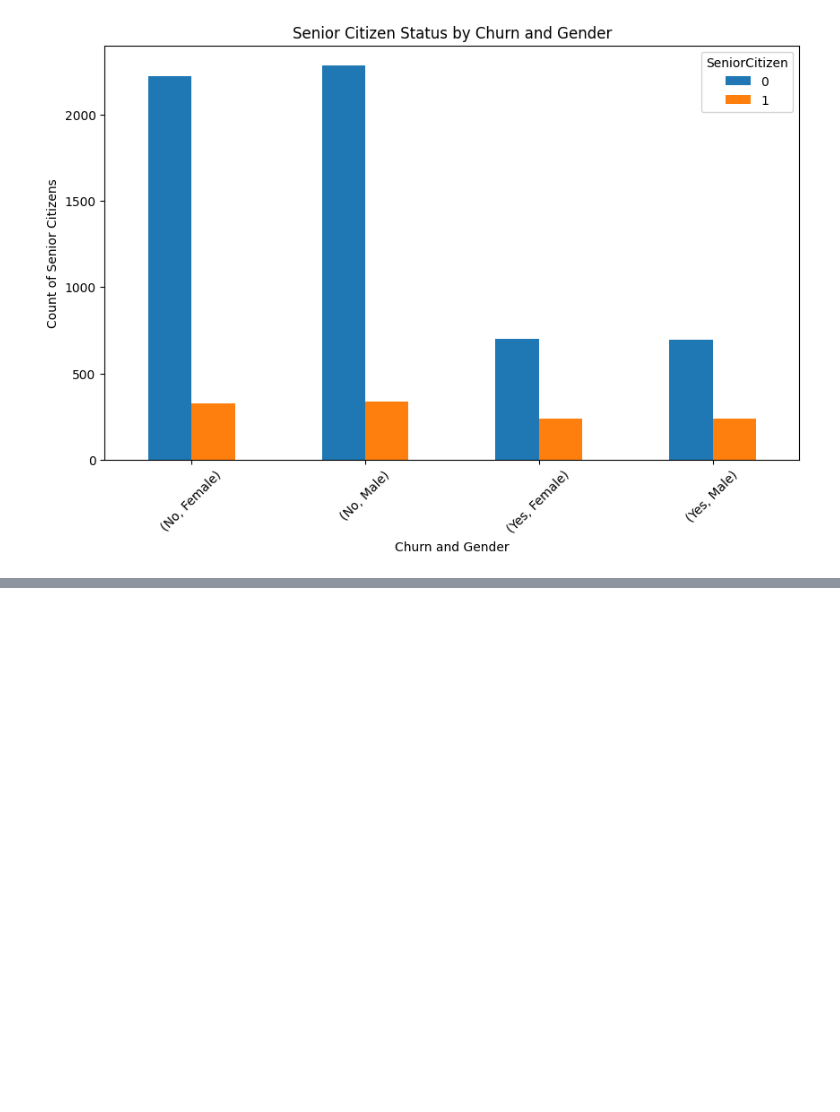
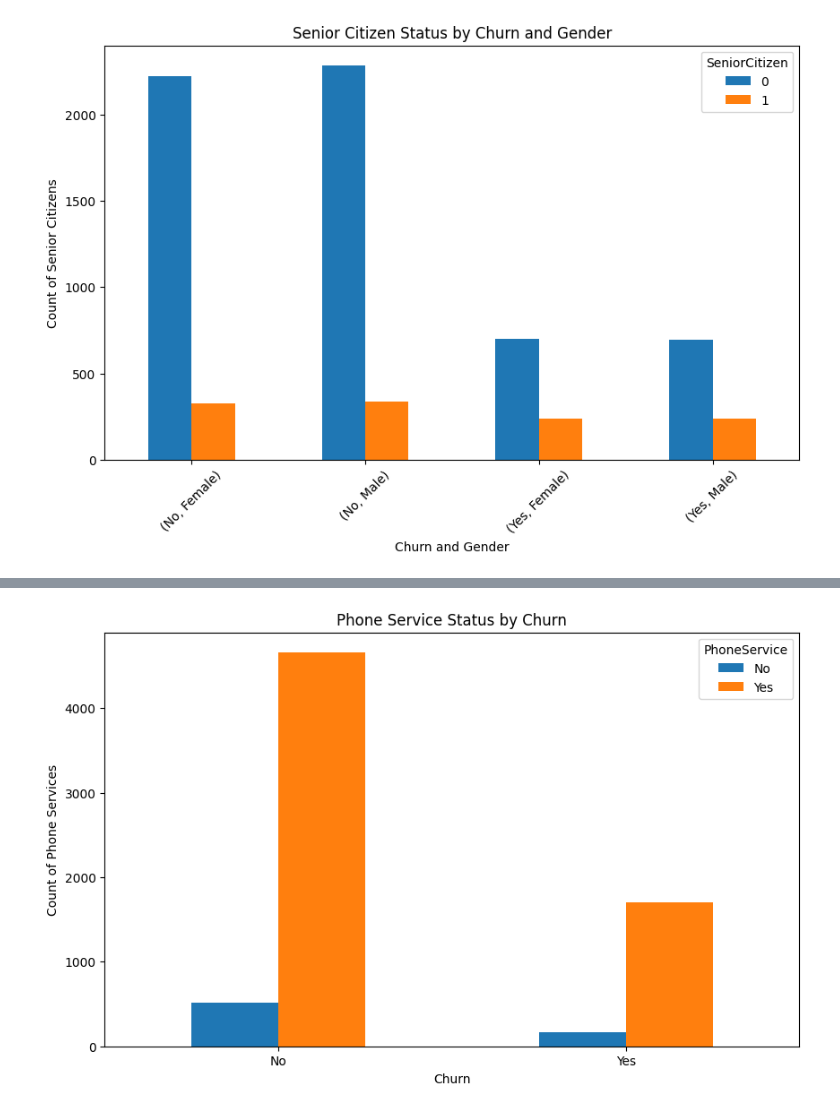
Before and after one commit to amanjangra23/Internship-task, a Jupyter notebook: ybi_task1.ipynb, the cells around one changed output, grey strips where cells are left out. Saved outputs shown, nothing was run; the diff lists cells and outputs as text; code cells hidden in the pictures; blank space fills up the shorter version.

```diff
--- a/ybi_task1.ipynb
+++ b/ybi_task1.ipynb
@@ -347,0 +364,11 @@ plt.show()
+# %%
+grouped_data=df.groupby("Churn")["PhoneService"].value_counts().unstack()
+
+grouped_data.plot(kind='bar', figsize=(10, 6))
+plt.title('Phone Service Status by Churn')
+plt.xlabel('Churn')
+plt.ylabel('Count of Phone Services')
+plt.xticks(rotation=0)
+plt.show()
+# %% [output]
+[figure, added]
```
Also changed, not shown: parts of 11 cells of this notebook.
